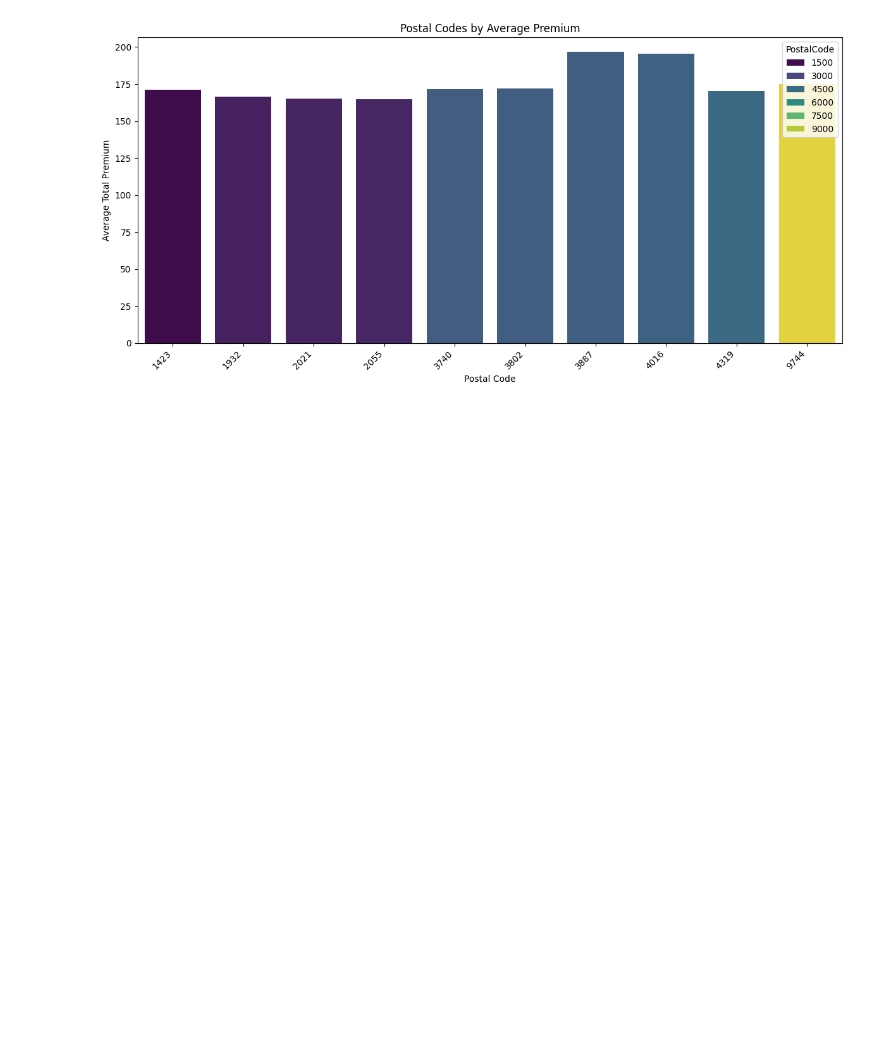
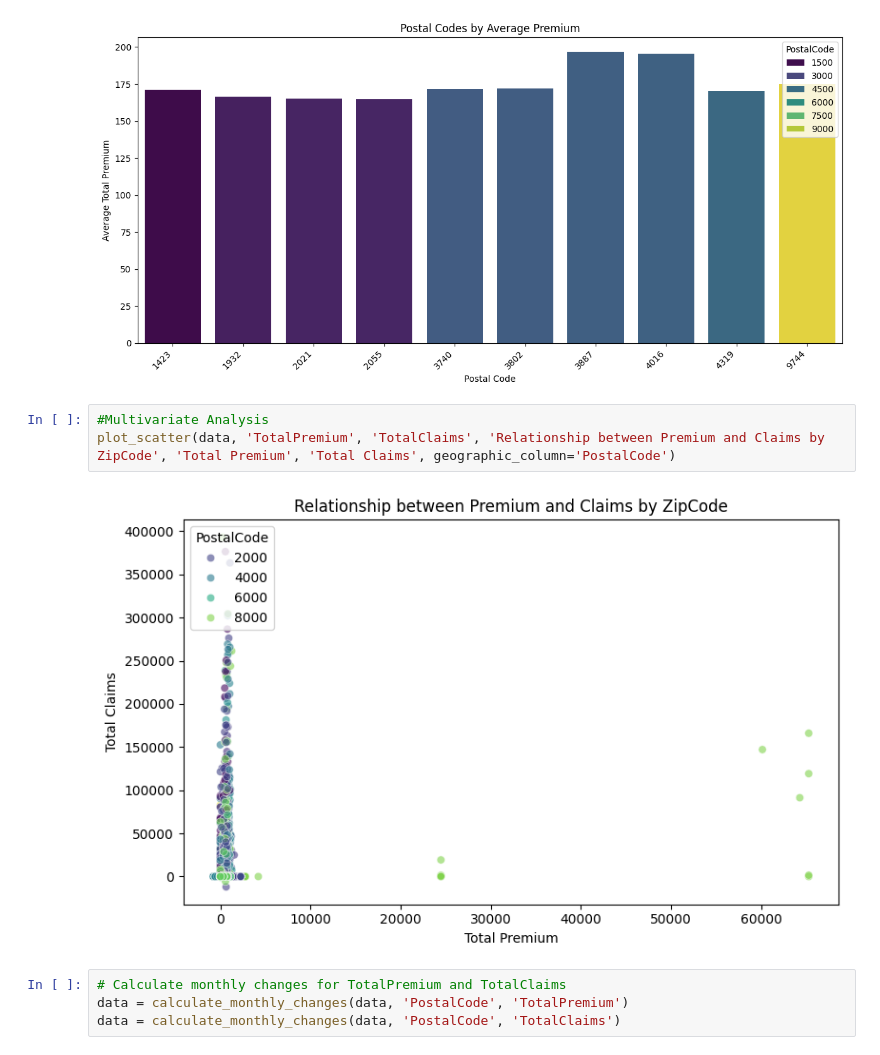
Before and after one commit to YonInsights/AlphaCare-Insurance-Analysis, a Jupyter notebook: notebooks/EDA.ipynb, the cells around one changed output. Drawn from its saved outputs; the diff is of its cells as text; blank space fills up the shorter version.

```diff
--- a/notebooks/EDA.ipynb
+++ b/notebooks/EDA.ipynb
@@ -184,3 +184,12 @@ plot_scatter(data, 'TotalPremium', 'TotalClaims', 'TotalPremium vs TotalClaims',
 plot_geographic_trends(data, 'PostalCode', 'TotalPremium', 'Postal Codes by Average Premium', 'Postal Code', 'Average Total Premium')
 # %% [output]
 [figure]
+# %%
+#Multivariate Analysis
+plot_scatter(data, 'TotalPremium', 'TotalClaims', 'Relationship between Premium and Claims by ZipCode', 'Total Premium', 'Total Claims', geographic_column='PostalCode')
+# %% [output]
+[figure, added]
+# %%
+# Calculate monthly changes for TotalPremium and TotalClaims
+data = calculate_monthly_changes(data, 'PostalCode', 'TotalPremium')
+data = calculate_monthly_changes(data, 'PostalCode', 'TotalClaims')
```
Also changed, not shown: parts of 3 cells of this notebook.
